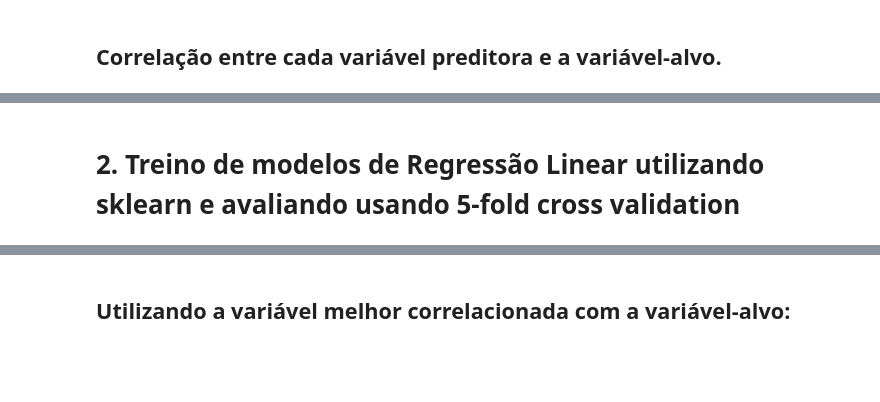
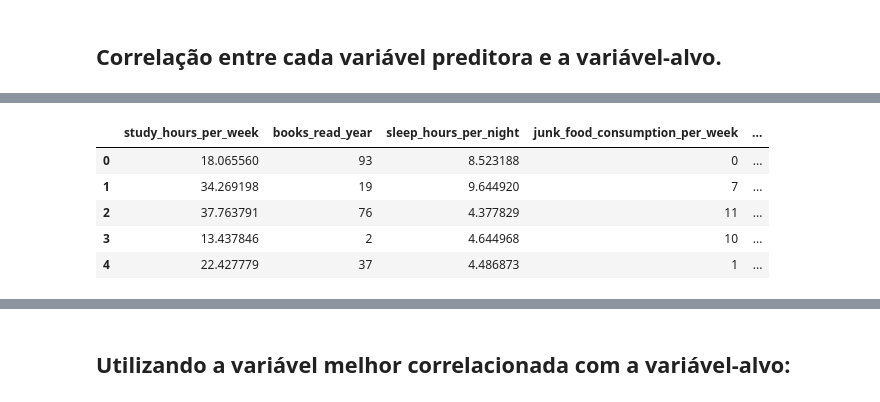
Before and after one commit to nathanzilgo/Data-Science-Notebooks, a Jupyter notebook: Regressão_Múltipla_para_previsão_de_Desempenho_Acadêmico.ipynb, the cells around one changed output, grey strips where cells are left out. Cells and saved outputs as stored; diff of their text form; code cells hidden in the pictures; blank space fills up the shorter version.

```diff
--- a/Regressão_Múltipla_para_previsão_de_Desempenho_Acadêmico.ipynb
+++ b/Regressão_Múltipla_para_previsão_de_Desempenho_Acadêmico.ipynb
@@ -153,2 +165,11 @@ plt.show()
-# %% [markdown]
-# 2. Treino de modelos de Regressão Linear utilizando sklearn e avaliando usando 5-fold cross validation
+# %%
+df = pd.get_dummies(df, columns=['sport', 'extracurricular_participation'])
+
+df.head()
+# %% [output]
+|  | study_hours_per_week | books_read_year | sleep_hours_per_night | junk_food_consumption_per_week | ... |
+| 0 | 18.065560 | 93 | 8.523188 | 0 | ... |
+| 1 | 34.269198 | 19 | 9.644920 | 7 | ... |
+| 2 | 37.763791 | 76 | 4.377829 | 11 | ... |
+| 3 | 13.437846 | 2 | 4.644968 | 10 | ... |
+| 4 | 22.427779 | 37 | 4.486873 | 1 | ... |
```
Also changed, not shown: parts of 19 cells of this notebook.
